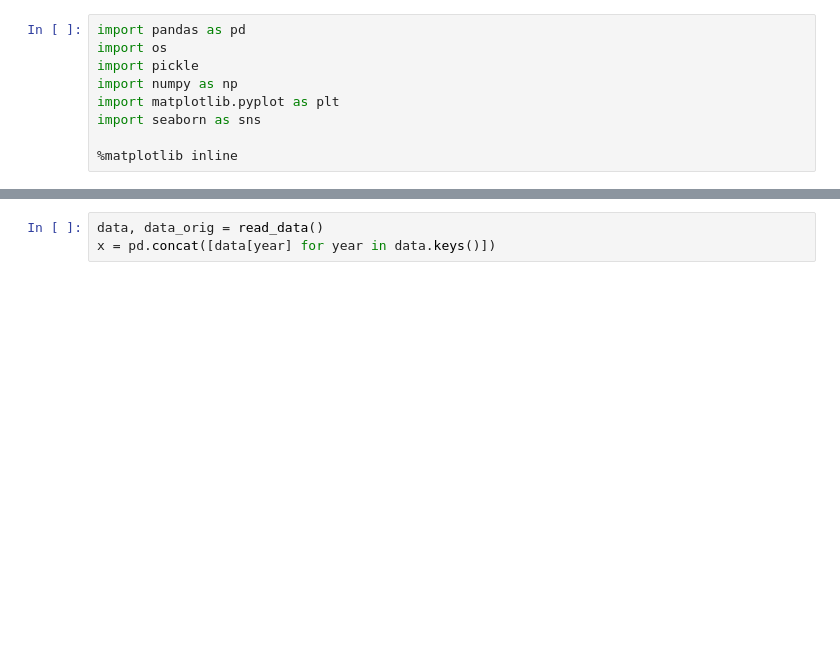
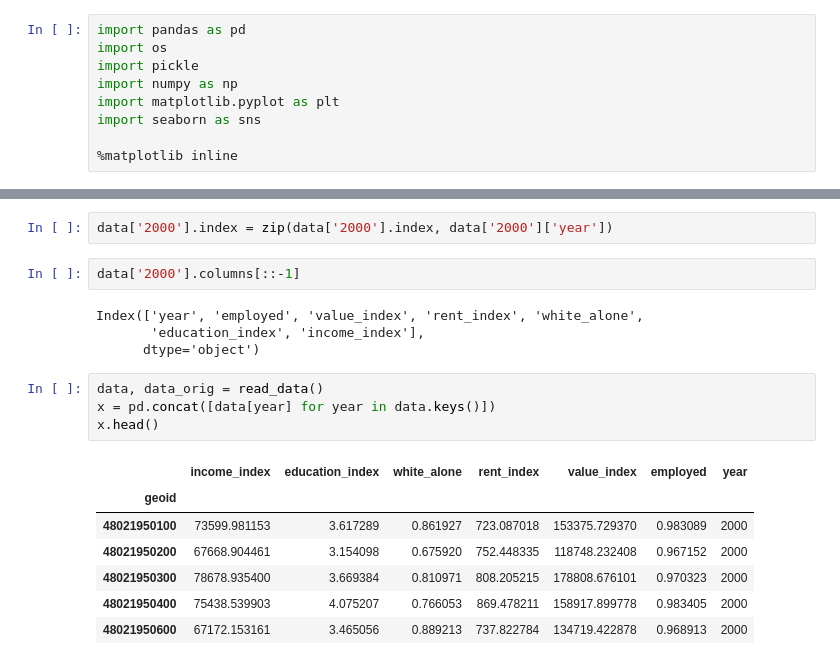
Before and after one commit to tsansom/Springboard-Data-Science, a Jupyter notebook: capstone_projects/gentrification/clustering test 2.ipynb, the cells around one changed output, grey strips where cells are left out. Saved outputs shown, nothing was run; the diff lists cells and outputs as text; blank space fills up the shorter version.

```diff
--- a/capstone_projects/gentrification/clustering test 2.ipynb
+++ b/capstone_projects/gentrification/clustering test 2.ipynb
@@ -63,4 +64,21 @@ def read_data():
     return data, data_orig
+# %%
+data['2000'].index = zip(data['2000'].index, data['2000']['year'])
+# %%
+data['2000'].columns[::-1]
+# %% [output]
+Index(['year', 'employed', 'value_index', 'rent_index', 'white_alone',
+       'education_index', 'income_index'],
+      dtype='object')
 # %%
 data, data_orig = read_data()
 x = pd.concat([data[year] for year in data.keys()])
+x.head()
+# %% [output]
+|  | income_index | education_index | white_alone | rent_index | value_index | employed | year |
+| geoid |  |  |  |  |  |  |  |
+| 48021950100 | 73599.981153 | 3.617289 | 0.861927 | 723.087018 | 153375.729370 | 0.983089 | 2000 |
+| 48021950200 | 67668.904461 | 3.154098 | 0.675920 | 752.448335 | 118748.232408 | 0.967152 | 2000 |
+| 48021950300 | 78678.935400 | 3.669384 | 0.810971 | 808.205215 | 178808.676101 | 0.970323 | 2000 |
+| 48021950400 | 75438.539903 | 4.075207 | 0.766053 | 869.478211 | 158917.899778 | 0.983405 | 2000 |
+| 48021950600 | 67172.153161 | 3.465056 | 0.889213 | 737.822784 | 134719.422878 | 0.968913 | 2000 |
```
Also changed, not shown: parts of 12 cells of this notebook, 9 other files.
